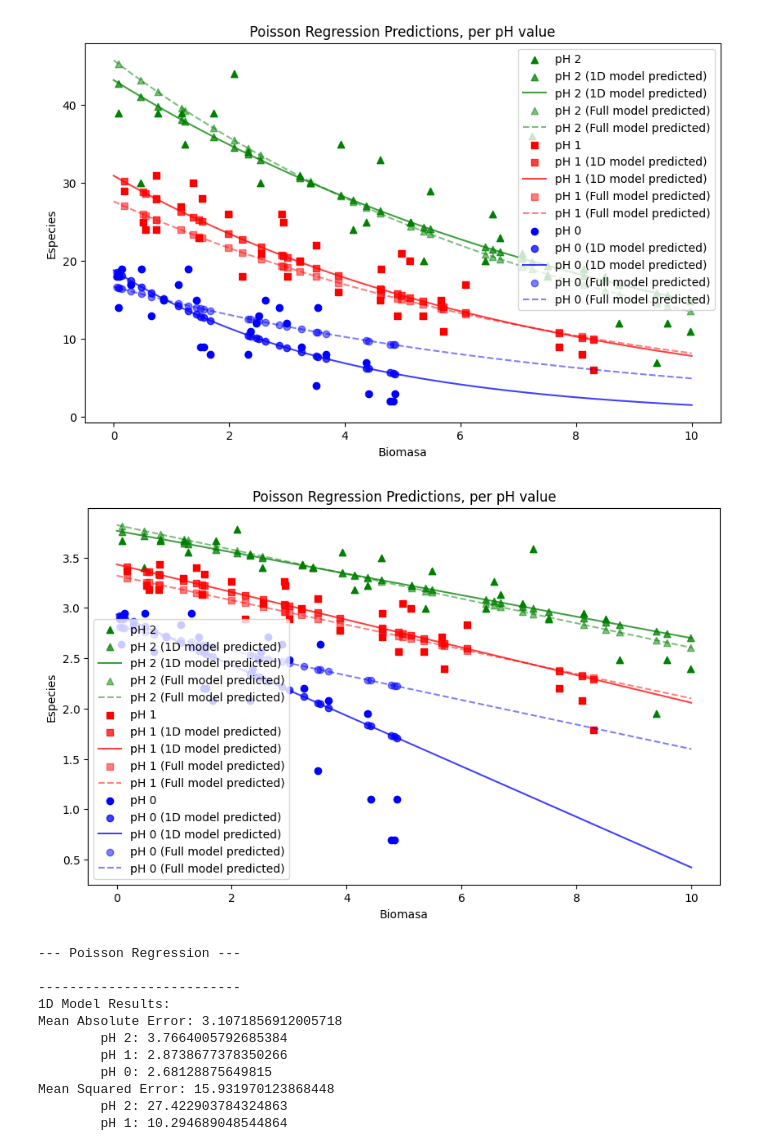
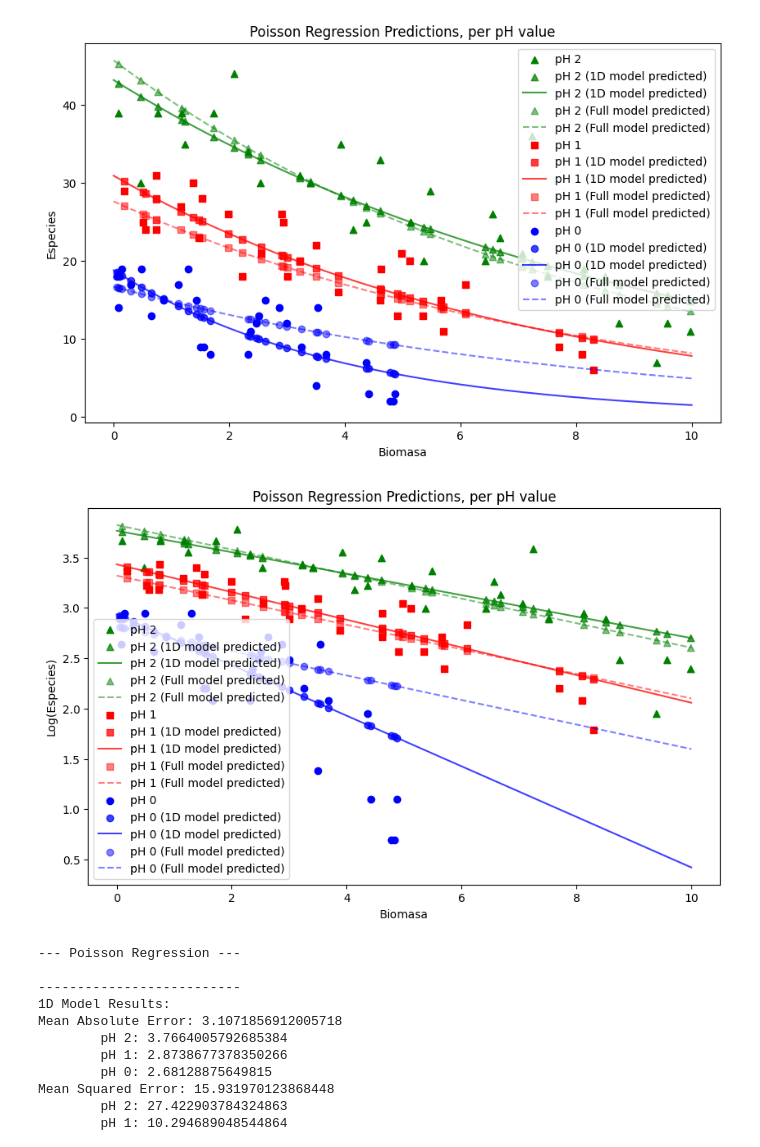
Before and after one commit to iurteagalab/stats_for_ai, a Jupyter notebook: labs_full/lab_05_poisson_reg_full.ipynb, the cells around one changed output. Cells and saved outputs as stored; diff of their text form; code cells hidden in the pictures.

```diff
--- a/labs_full/lab_05_poisson_reg_full.ipynb
+++ b/labs_full/lab_05_poisson_reg_full.ipynb
@@ -317,35 +317,35 @@ for ph_value in X['pH'].unique():
         x_subset,
         np.log(
             poisson_full_model.predict(X_subset)
         ),
         color=colors[ph_value],
         marker=markers[ph_value],
         label=f'pH {ph_value} (Full model predicted)',
         alpha=0.5
     )
     plt.plot(
         x_vals,
         np.log(
             poisson_full_model.predict(
                 np.concatenate(
                     (np.full((x_vals.shape[0], 1), ph_value), x_vals),
                     axis=1
                 )
             )
         ),
         color=colors[ph_value],
         # Different line style
         linestyle='--',
         label=f'pH {ph_value} (Full model predicted)',
         alpha=0.5
     )
 plt.legend()
 plt.xlabel('Biomasa')
-plt.ylabel('Especies')
+plt.ylabel('Log(Especies)')
 plt.title('Poisson Regression Predictions, per pH value')
 plt.show()
 # %% [output]
-[figure, old version]
+[figure, new version]
 # %%
 # Compare the 1d and full poisson regression models
 
```
Also changed, not shown: 1 other file.
